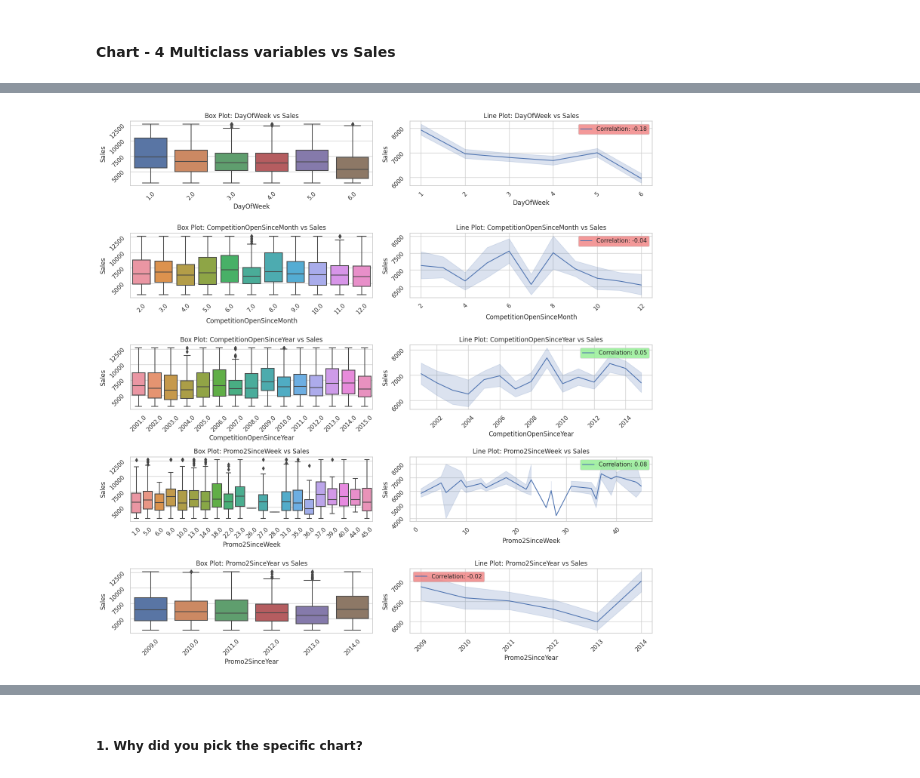
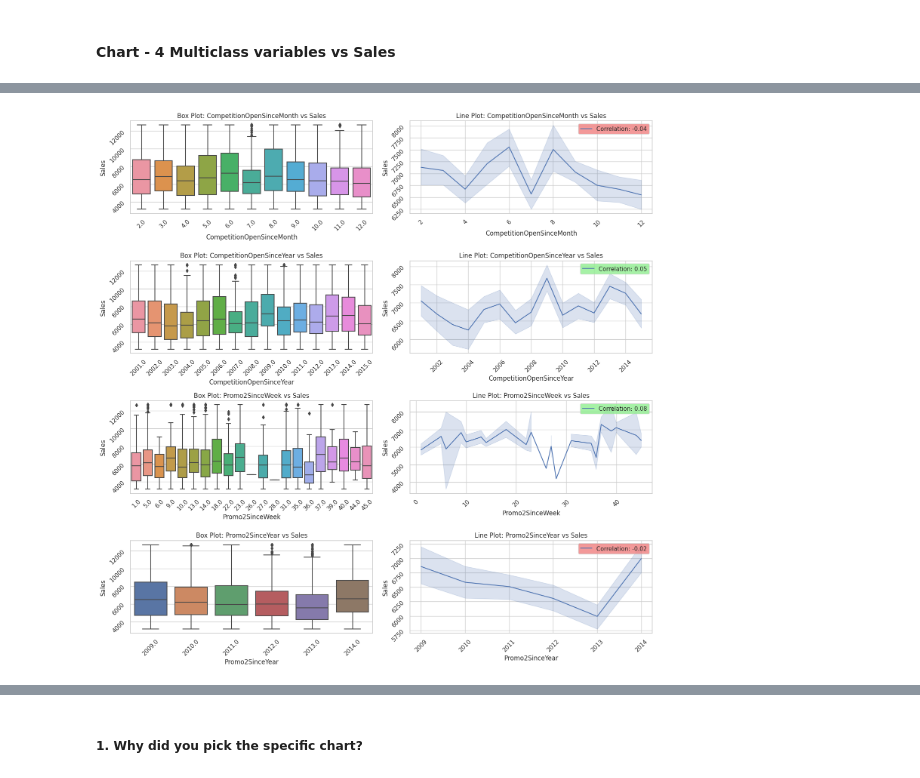
Before and after one commit to pvanand07/Retail-Sales-Prediction-Regression, a Jupyter notebook: Retail_Sales_Prediction_Regression.ipynb, the cells around one changed output, grey strips where cells are left out. Drawn from its saved outputs; the diff is of its cells as text; code cells hidden in the pictures.

```diff
--- a/Retail_Sales_Prediction_Regression.ipynb
+++ b/Retail_Sales_Prediction_Regression.ipynb
@@ -622,14 +457,8 @@ for feature in numerical_features:
     print(f'Mean of {feature}: {mean}')
     print(f'Median of {feature}: {median}')
     print(f'Standard deviation of {feature}: {std_dev}')
-
-# Categorical features
-categorical_features = df.select_dtypes(include=['object']).columns
-
-for feature in categorical_features:
-    print(f'Frequency counts of {feature}:')
-    print(df[feature].value_counts())
-    print()
+    print(f'Min Value of {feature}: {df_temp[feature].min()}')
+    print(f'Max Value of {feature}: {df_temp[feature].max()}')
 # %% [output]
 [figure]
 Mean of DayOfWeek: 3.5203613961288123
@@ -839,7 +689,7 @@ df_temp['week'] = pd.Categorical(df_temp['week'], categories=week_order, ordered
 sns.set_style("whitegrid")
 colors = itertools.cycle(['skyblue', 'lightgreen', 'lightcoral', 'gold'])
 
-fig, axes = plt.subplots(2, 2, figsize=(12, 12))
+fig, axes = plt.subplots(2, 2, figsize=(10, 10))
 
 for i, col in enumerate(['year', 'quarter', 'month', 'week']):
     # Group by year, quarter, month, week and find the median of Sales
@@ -860,0 +711,4 @@ plt.show()
+# %%
+for i, col in enumerate(['year', 'quarter', 'month', 'week']):
+    # Group by year, quarter, month, week and find the median of Sales
+    sales_data[col] = df_temp.groupby([col])['Sales'].median()
@@ -936,0 +920,20 @@ Are there any insights that lead to negative growth? Justify with specific reaso
+# %%
+import matplotlib.pyplot as plt
+import seaborn as sns
+
+import matplotlib.pyplot as plt
+
+multiclass = ['CompetitionOpenSinceDay', 'Promo2SinceDay']
+dataframe = df_temp2.copy()
+target = 'Sales'
+
+fig, axes = plt.subplots(len(multiclass), figsize=(8, 6 * len(multiclass)))
+
+for i, feature in enumerate(multiclass):
+    axes[i].scatter(dataframe[feature], dataframe[target], alpha=0.5)
+    axes[i].set_xlabel(feature)
+    axes[i].set_ylabel(target)
+    axes[i].set_title(f'Scatter Plot: {feature} vs {target}')
+
+plt.tight_layout()
+plt.show()
@@ -951,38 +998,38 @@ Name: DayOfWeek, dtype: int64
 import matplotlib.pyplot as plt
 import seaborn as sns
 
-multiclass = ['DayOfWeek', 'CompetitionOpenSinceMonth', 'CompetitionOpenSinceYear', 'Promo2SinceWeek', 'Promo2SinceYear']
+multiclass = ['CompetitionOpenSinceMonth', 'CompetitionOpenSinceYear', 'Promo2SinceWeek', 'Promo2SinceYear']
 dataframe = cap_outliers(df_m2.reset_index(drop=True).copy())
 target = 'Sales'
 
 fig, axes = plt.subplots(len(multiclass), 2, figsize=(15, 15))
 sns.set(style='whitegrid')
 
 for i, feature in enumerate(multiclass):
     sample_data = dataframe.sample(n=int(len(dataframe)*0.005), random_state=42)
 
     sns.boxplot(x=feature, y=target, data=sample_data, ax=axes[i, 0])
     axes[i, 0].set_title(f'Box Plot: {feature} vs {target}')
     axes[i, 0].set_xlabel(feature)
     axes[i, 0].set_ylabel(target)
     axes[i, 0].tick_params(rotation=45)
 
     sns.lineplot(x=feature, y=target, data=sample_data, ax=axes[i, 1])
     axes[i, 1].set_title(f'Line Plot: {feature} vs {target}')
     axes[i, 1].set_xlabel(feature)
     axes[i, 1].set_ylabel(target)
     axes[i, 1].tick_params(rotation=45)
 
     # Calculate correlation coefficient
     correlation = sample_data[feature].corr(sample_data[target])
 
     # Set color based on correlation sign
     color = 'lightgreen' if correlation >= 0 else 'lightcoral'
 
     # Add correlation value as a legend with color
     axes[i, 1].legend([f'Correlation: {correlation:.2f}'], facecolor=color)
 
 plt.tight_layout()
 plt.show()
 # %% [output]
-[figure, old version]
+[figure, new version]
```
Also changed, not shown: parts of 235 cells of this notebook.
